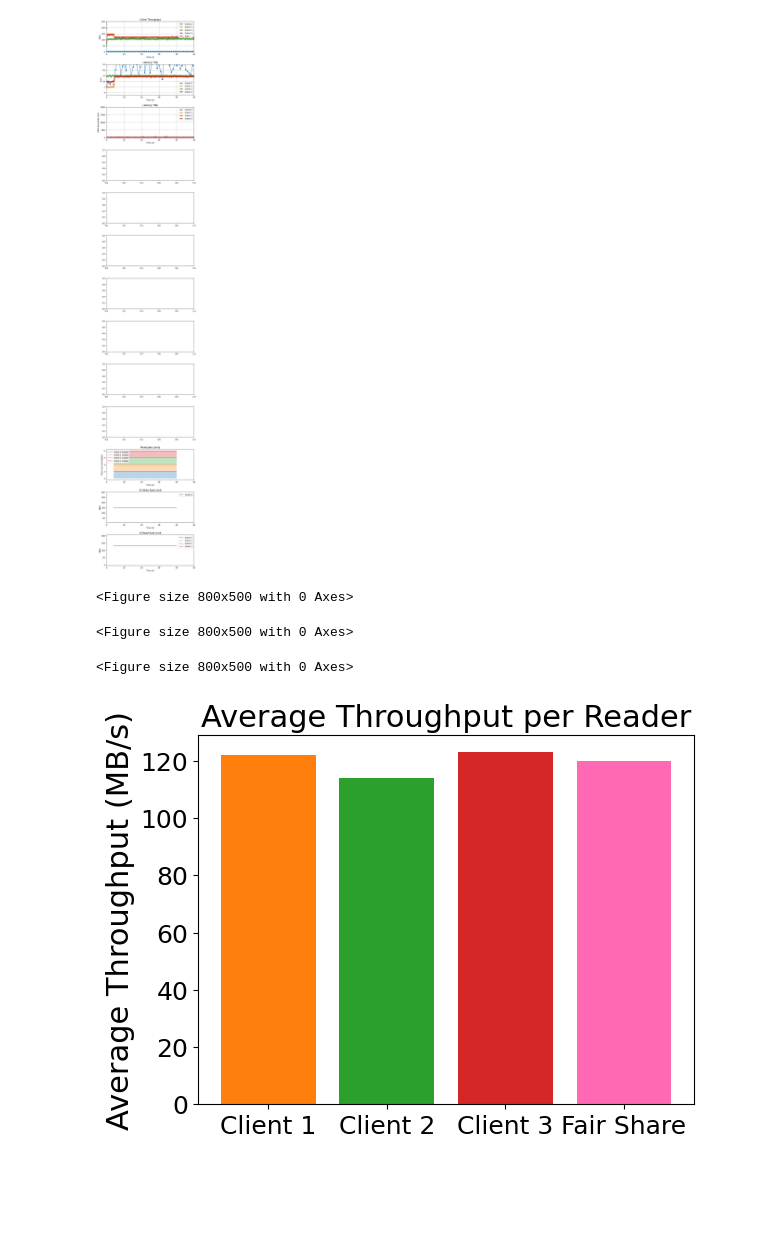
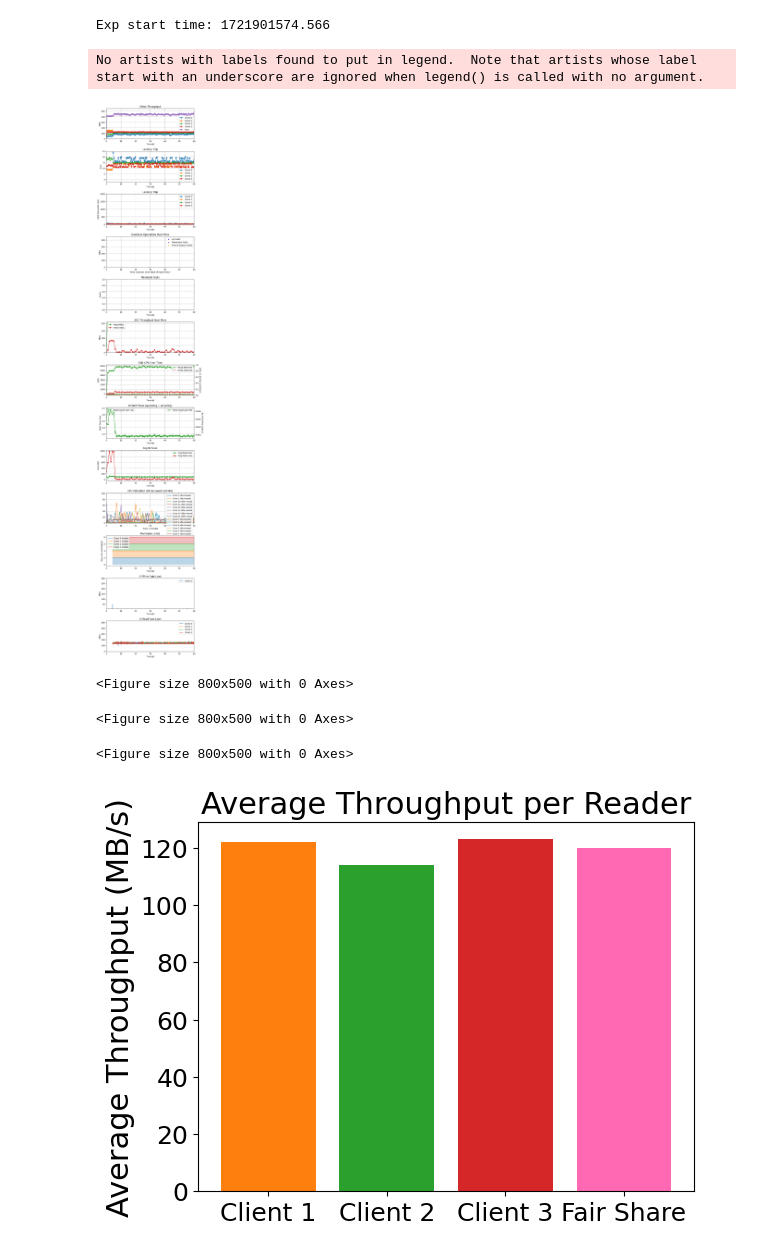
Before and after one commit to tyler-griggs/YCSB-cpp, a Jupyter notebook: analysis.ipynb, the cells around one changed output. Saved outputs shown, nothing was run; the diff lists cells and outputs as text; code cells hidden in the pictures; blank space fills up the shorter version.

```diff
--- a/analysis.ipynb
+++ b/analysis.ipynb
@@ -76,7 +76,7 @@ def plot_client_results(output_file, axs, xlim):
         axs[fig_loc[0]].set_ylim(-2, ylim)
 
     # Plotting each metric
-    plot_metric('Tput', 'Client Throughput', 'MB/s', (0, 0), 250)
+    plot_metric('Tput', 'Client Throughput', 'MB/s', (0, 0), 550)
     plot_metric('50', 'Latency: 50p', '(ms)', (1, 0), 25)
     plot_metric('99', 'Latency: 99p', '99th Percentile (ms)', (2, 0), 2000)
     return start_time
@@ -555,7 +555,7 @@ def plot_overall_tputs(output_file, axs, start_time_shift, xlim, fig_loc):
   axs[fig_loc[0]].set_xlabel('Time (s)')
   axs[fig_loc[0]].set_ylabel('MB/s')
   axs[fig_loc[0]].set_xlim(xlim)
-  axs[fig_loc[0]].set_ylim(0, 650)
+  axs[fig_loc[0]].set_ylim(0, 210)
   axs[fig_loc[0]].legend(loc='upper left')
   axs[fig_loc[0]].grid(True)
 
@@ -742,14 +742,14 @@ def plot_rsched_stats(output_file, axs, start_time_s, xlim, fig_loc):
 
     # Function to parse a line and extract the data
     def parse_csv_row(row):
-        timestamp, client_id, write_rate_limit_mbs, read_rate_limit_mbs, write_buffer_size_mb, max_write_buffer_number = row
+        timestamp, client_id, write_rate_limit_kbs, read_rate_limit_kbs, write_buffer_size_kb, max_write_buffer_number = row
         timestamp = (float(timestamp) - start_time_us) / 1e6
         client_id = int(client_id)
         timestamps[client_id].append(timestamp)
         memtables_data[client_id][0].append(int(max_write_buffer_number))
-        memtables_data[client_id][1].append(int(write_buffer_size_mb) / 1024 / 1024)
-        writes_data[client_id].append(int(write_rate_limit_mbs))
-        reads_data[client_id].append(int(read_rate_limit_mbs))
+        memtables_data[client_id][1].append(int(write_buffer_size_kb) / 1024)
+        writes_data[client_id].append(int(write_rate_limit_kbs) / 1024)
+        reads_data[client_id].append(int(read_rate_limit_kbs) / 1024)
 
     # Read the CSV file
     csv_file = 'logs/resource_shares.log'  # Replace with your CSV file name
@@ -814,38 +814,40 @@ def plot_rsched_stats(output_file, axs, start_time_s, xlim, fig_loc):
     axs[fig_loc[2]].set_title('IO Read Rate Limit')
     axs[fig_loc[2]].set_xlabel('Time (s)')
     axs[fig_loc[2]].set_ylabel('MB/s')
-    axs[fig_loc[2]].set_ylim(-5, 205)
+    axs[fig_loc[2]].set_ylim(-5, 525)
     axs[fig_loc[2]].legend()
     axs[fig_loc[2]].set_xlim(xlim)
 # %%
 import time
 
 def generate_plots(xlim, output_file):
   _, axs = plt.subplots(13, 1, figsize=(8, 50))
   plt.subplots_adjust(hspace=0.4)
   start_time_s = plot_client_results(output_file, axs, xlim)
-  # plot_rocksdb_events(output_file, axs, start_time_s, xlim, (3,0))
-  # plot_memtable_stats(output_file, axs, start_time_s, xlim, (4,0))
+  plot_rocksdb_events(output_file, axs, start_time_s, xlim, (3,0))
+  plot_memtable_stats(output_file, axs, start_time_s, xlim, (4,0))
 
-  # start_time_shift = 0
-  # plot_overall_tputs(output_file, axs, start_time_shift, xlim, (5,0))
-  # plot_overall_iops(output_file, axs, start_time_shift, xlim, (6,0))
-  # plot_io_waittimes(output_file, axs, start_time_shift, xlim, (7,0))
-  # plot_io_reqsize(output_file, axs, start_time_shift, xlim, (8,0))
-  # plot_cpu_util(output_file, axs, start_time_shift, xlim, (9,0))
+  start_time_shift = 0
+  plot_overall_tputs(output_file, axs, start_time_shift, xlim, (5,0))
+  plot_overall_iops(output_file, axs, start_time_shift, xlim, (6,0))
+  plot_io_waittimes(output_file, axs, start_time_shift, xlim, (7,0))
+  plot_io_reqsize(output_file, axs, start_time_shift, xlim, (8,0))
+  plot_cpu_util(output_file, axs, start_time_shift, xlim, (9,0))
 
   # plot_level_stats(output_file, axs, (10, 0))
   plot_rsched_stats(output_file, axs, start_time_s, xlim, (10, 11, 12))
   plt.show()
 
-xlim = (0, 50)
+xlim = (0, 60)
 output_file = "results/timeseries_" + str(int(time.time())) + ".txt"
 generate_plots(xlim, output_file)
 # %% [output]
-[figure, old version]
-<Figure size 800x500 with 0 Axes>
+Exp start time: 1721901574.566
-<Figure size 800x500 with 0 Axes>
+No artists with labels found to put in legend.  Note that artists whose label start with an underscore are ignored when legend() is called with no argument.
+[figure, new version]
 <Figure size 800x500 with 0 Axes>
+<Figure size 800x500 with 0 Axes>
+<Figure size 800x500 with 0 Axes>
 # %%
 import matplotlib.pyplot as plt
 
```
Also changed, not shown: parts of 2 cells of this notebook, 7 other files.
